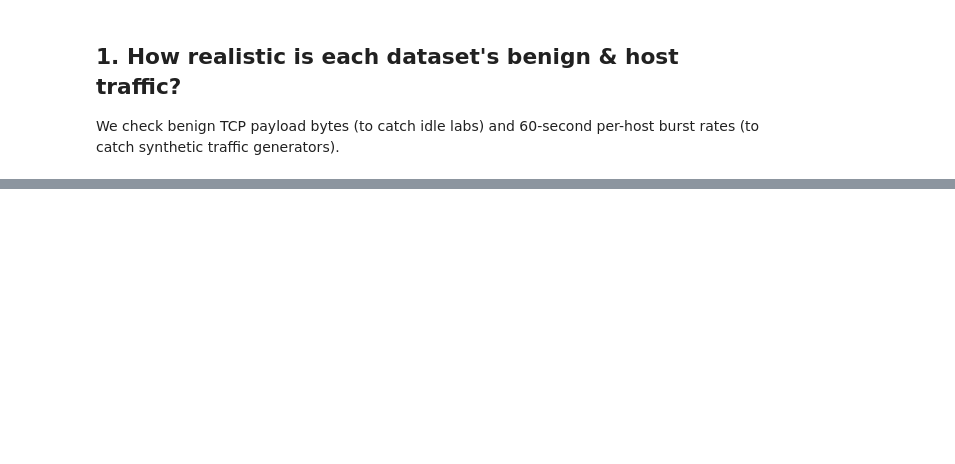
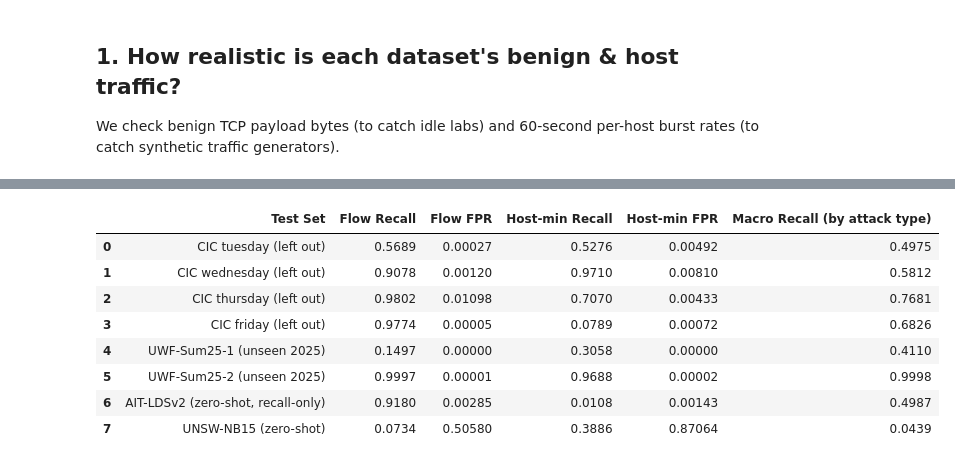
Before and after one commit to Abdullah-AboOun/CyberShield, a Jupyter notebook: notebooks/01_dataset_comparison.ipynb, the cells around one changed output, grey strips where cells are left out. Cells and saved outputs as stored; diff of their text form; code cells hidden in the pictures; blank space fills up the shorter version.

```diff
--- a/notebooks/01_dataset_comparison.ipynb
+++ b/notebooks/01_dataset_comparison.ipynb
@@ -137,0 +141,35 @@ display(pd.DataFrame(rows))
+# %%
+report = json.loads((MODELS_DIR / "zeek-hybrid-m3-v1.metrics.json").read_text())
+model = joblib.load(MODELS_DIR / "zeek-hybrid-m3-v1.joblib")
+
+
+def row(name: str, r: dict) -> dict:
+    return {
+        "Test Set": name,
+        "Flow Recall": r["flow"]["recall"],
+        "Flow FPR": r["flow"]["false_positive_rate"],
+        "Host-min Recall": r["host_minute"]["recall"],
+        "Host-min FPR": r["host_minute"]["false_positive_rate"],
+        "Macro Recall (by attack type)": r["macro_recall"],
+    }
+
+
+rows = [row(f"CIC {d.removeprefix('cic_')} (left out)", r) for d, r in report["cic_leave_one_day_out"].items()]
+for name, tdf in {
+    "UWF-Sum25-1 (unseen 2025)": uwf_s25_1,
+    "UWF-Sum25-2 (unseen 2025)": uwf_s25_2,
+    "AIT-LDSv2 (zero-shot, recall-only)": ait_z,
+    "UNSW-NB15 (zero-shot)": unsw_z,
+}.items():
+    rows.append(row(name, evaluate_test_set(tdf, model.predict_proba(tdf[ZEEK_HYBRID_FEATURES])[:, 1])))
+display(pd.DataFrame(rows))
+# %% [output]
+|  | Test Set | Flow Recall | Flow FPR | Host-min Recall | Host-min FPR | Macro Recall (by attack type) |
+| 0 | CIC tuesday (left out) | 0.5689 | 0.00027 | 0.5276 | 0.00492 | 0.4975 |
+| 1 | CIC wednesday (left out) | 0.9078 | 0.00120 | 0.9710 | 0.00810 | 0.5812 |
+| 2 | CIC thursday (left out) | 0.9802 | 0.01098 | 0.7070 | 0.00433 | 0.7681 |
+| 3 | CIC friday (left out) | 0.9774 | 0.00005 | 0.0789 | 0.00072 | 0.6826 |
+| 4 | UWF-Sum25-1 (unseen 2025) | 0.1497 | 0.00000 | 0.3058 | 0.00000 | 0.4110 |
+| 5 | UWF-Sum25-2 (unseen 2025) | 0.9997 | 0.00001 | 0.9688 | 0.00002 | 0.9998 |
+| 6 | AIT-LDSv2 (zero-shot, recall-only) | 0.9180 | 0.00285 | 0.0108 | 0.00143 | 0.4987 |
+| 7 | UNSW-NB15 (zero-shot) | 0.0734 | 0.50580 | 0.3886 | 0.87064 | 0.0439 |
```
Also changed, not shown: parts of 14 cells of this notebook, 8 other files.
